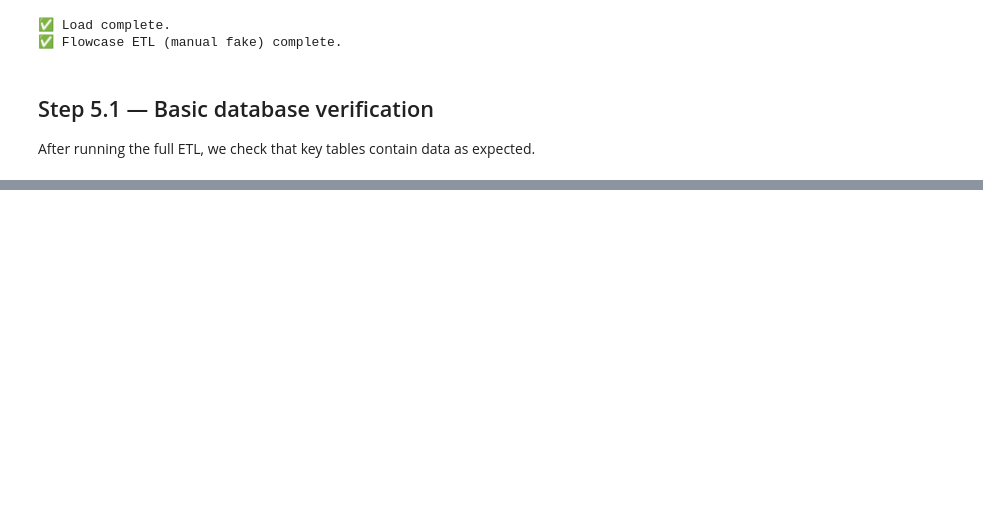
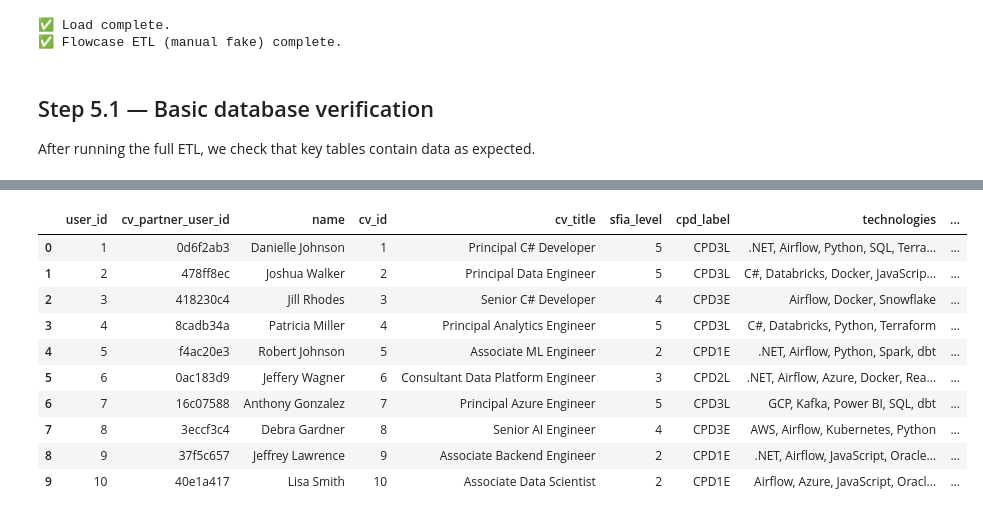
Before and after one commit to AlanaBF/etl_pipeline, a Jupyter notebook: data_engineering_ETL_pipeline.ipynb, the cells around one changed output, grey strips where cells are left out. Drawn from its saved outputs; the diff is of its cells as text; code cells hidden in the pictures; blank space fills up the shorter version.

Commit message:
Explore SQL validation of data

```diff
--- a/data_engineering_ETL_pipeline.ipynb
+++ b/data_engineering_ETL_pipeline.ipynb
@@ -1298,0 +1649,67 @@ CV–technology links in DB: 2220
+# %%
+print_step("Example table use")
+
+with engine.connect() as conn:
+    basic = pd.read_sql("""
+        SELECT
+            u.user_id,
+            u.cv_partner_user_id,
+            (u.name_multilang->>'int') AS name,
+            c.cv_id,
+            (c.title_multilang->>'int') AS cv_title,
+            c.sfia_level,
+            c.cpd_label,
+            dt.name AS technology,
+            ct.years_experience,
+            cr.name AS clearance,
+            ua.percent_available,
+            ua.date AS availability_date
+        FROM users u
+        JOIN cvs c
+            ON c.user_id = u.user_id
+        LEFT JOIN cv_technology ct  ON ct.cv_id = c.cv_id
+        LEFT JOIN dim_technology dt ON dt.technology_id = ct.technology_id
+        LEFT JOIN user_clearance uc ON uc.user_id = u.user_id
+        LEFT JOIN dim_clearance cr  ON cr.clearance_id = uc.clearance_id
+        LEFT JOIN user_availability ua ON ua.user_id = u.user_id
+
+    """, conn)
+
+basic_clean = (
+    basic.sort_values(
+        by=["user_id", "cv_id", "technology", "availability_date", "clearance"],
+        ascending=[True, True, True, True, False]  # SC before None, etc.
+    )
+    .drop_duplicates(
+        subset=["user_id", "cv_id", "technology", "availability_date"],
+        keep="first"
+    )
+)
+
+profile = (
+    basic_clean
+    .groupby(
+        [
+            "user_id",
+            "cv_partner_user_id",
+            "name",
+            "cv_id",
+            "cv_title",
+            "sfia_level",
+            "cpd_label",
+        ],
+        dropna=False,
+    )
+    .agg(
+        technologies=("technology", lambda s: ", ".join(sorted(set(s.dropna())))),
+        max_years_experience=("years_experience", "max"),
+        clearance=("clearance", lambda s: s.dropna().iloc[0] if s.dropna().any() else None),
+        latest_availability_date=("availability_date", "max"),
+        latest_percent_available=("percent_available", "max"),
+    )
+    .reset_index()
+)
+
+print("\nOne-row-per-person profile table:")
+display(profile.head(10))
+# %% [output]
@@ -1298,0 +1719,11 @@ CV–technology links in DB: 2220
+|  | user_id | cv_partner_user_id | name | cv_id | cv_title | sfia_level | cpd_label | technologies | ... |
+| 0 | 1 | 0d6f2ab3 | Danielle Johnson | 1 | Principal C# Developer | 5 | CPD3L | .NET, Airflow, Python, SQL, Terra... | ... |
+| 1 | 2 | 478ff8ec | Joshua Walker | 2 | Principal Data Engineer | 5 | CPD3L | C#, Databricks, Docker, JavaScrip... | ... |
+| 2 | 3 | 418230c4 | Jill Rhodes | 3 | Senior C# Developer | 4 | CPD3E | Airflow, Docker, Snowflake | ... |
+| 3 | 4 | 8cadb34a | Patricia Miller | 4 | Principal Analytics Engineer | 5 | CPD3L | C#, Databricks, Python, Terraform | ... |
+| 4 | 5 | f4ac20e3 | Robert Johnson | 5 | Associate ML Engineer | 2 | CPD1E | .NET, Airflow, Python, Spark, dbt | ... |
+| 5 | 6 | 0ac183d9 | Jeffery Wagner | 6 | Consultant Data Platform Engineer | 3 | CPD2L | .NET, Airflow, Azure, Docker, Rea... | ... |
+| 6 | 7 | 16c07588 | Anthony Gonzalez | 7 | Principal Azure Engineer | 5 | CPD3L | GCP, Kafka, Power BI, SQL, dbt | ... |
+| 7 | 8 | 3eccf3c4 | Debra Gardner | 8 | Senior AI Engineer | 4 | CPD3E | AWS, Airflow, Kubernetes, Python | ... |
+| 8 | 9 | 37f5c657 | Jeffrey Lawrence | 9 | Associate Backend Engineer | 2 | CPD1E | .NET, Airflow, JavaScript, Oracle... | ... |
+| 9 | 10 | 40e1a417 | Lisa Smith | 10 | Associate Data Scientist | 2 | CPD1E | Airflow, Azure, JavaScript, Oracl... | ... |
```
Also changed, not shown: parts of 13 cells of this notebook, 14 other files.
